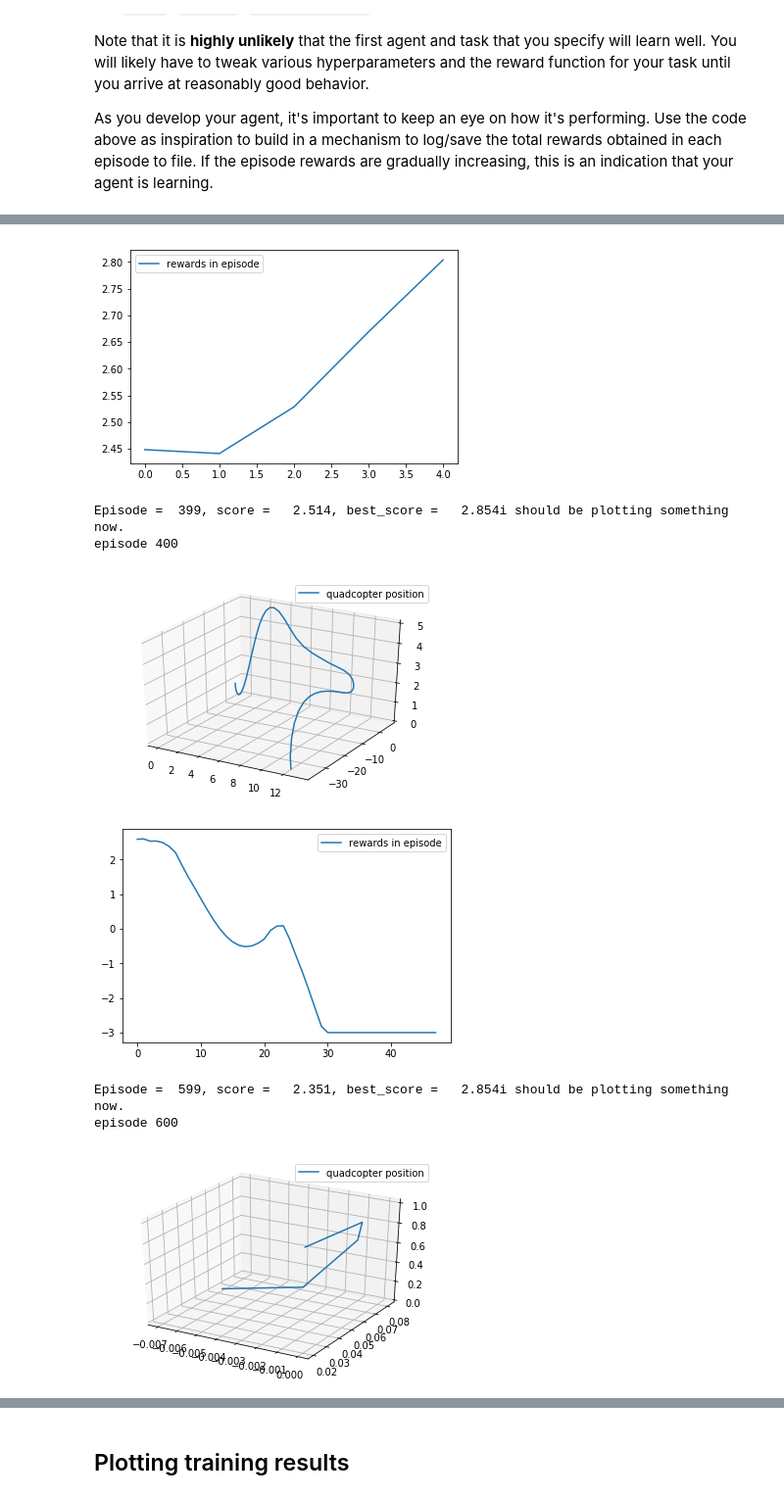
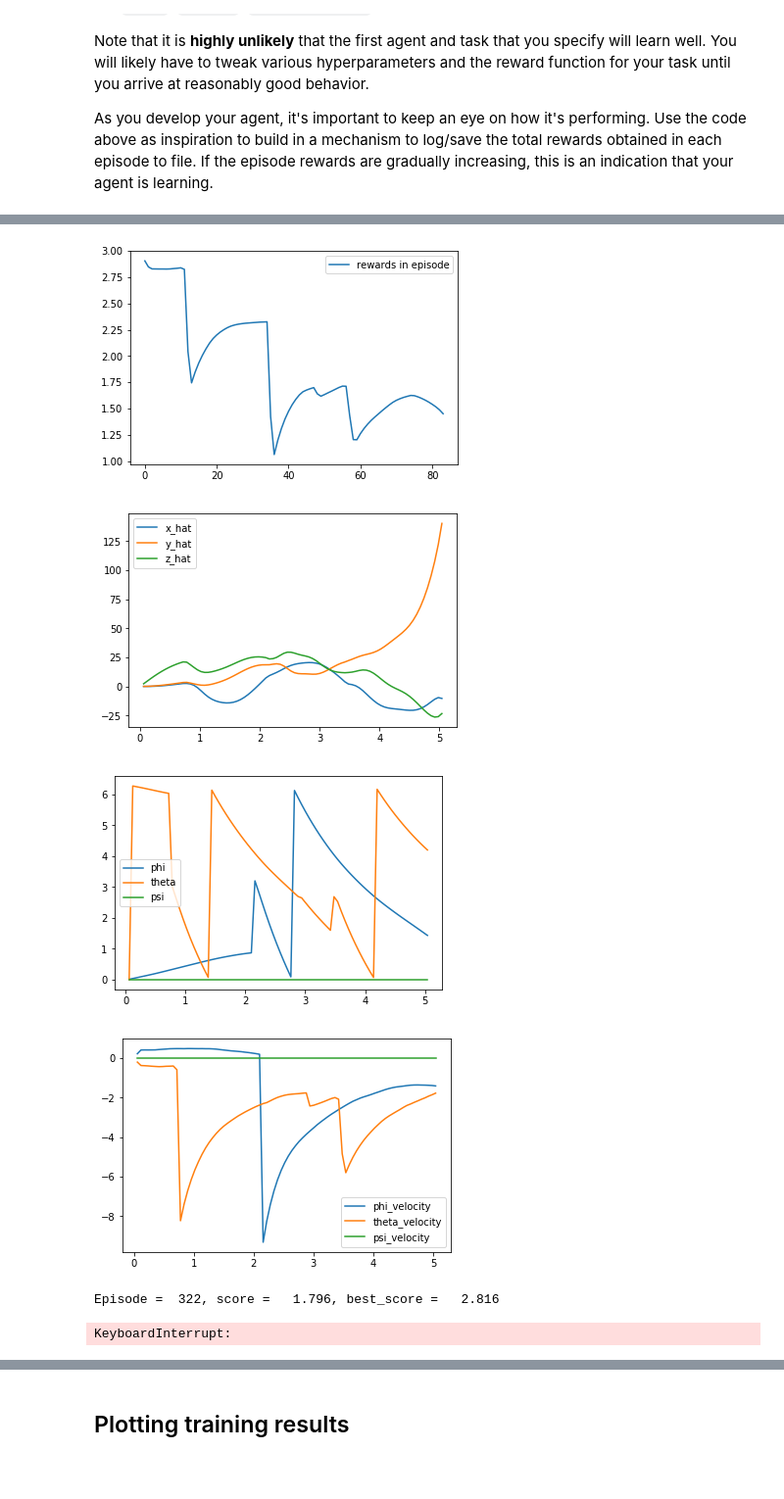
Before and after one commit to mathias-ekstroem/RL-Quadcopter-2, a Jupyter notebook: Quadcopter_Project-Copy1.ipynb, the cells around one changed output, grey strips where cells are left out. Shown at 98% size. Saved outputs shown, nothing was run; the diff lists cells and outputs as text; code cells hidden in the pictures; blank space fills up the shorter version.

```diff
--- a/Quadcopter_Project-Copy1.ipynb
+++ b/Quadcopter_Project-Copy1.ipynb
@@ -267,7 +328,7 @@ import numpy as np
 
 num_episodes = 1000
 run_time = 5.
-target_pos = np.array([0., 0., 10.])  # is this takeoff?
+target_pos = np.array([0., 0., 10.])
 init_pose = np.array([0.0, 0.0, 1.0, 0.0, 0.0, 0.0])
 init_velocities = np.array([0.0, 0.0, 0.0])
 init_angle_velocities = np.array([0.0, 0.0, 0.0])
@@ -314,20 +375,9 @@ for i_episode in range(1, num_episodes+1):
 
             # plot every 200 episodes
             if i_episode % 200 == 0:
-                print('i should be plotting something now.')
-                print('episode {}'.format(i_episode))
+                print('\nepisode {}'.format(i_episode))
 
-                fig = plt.figure()
-                ax = fig.gca(projection='3d')
-
-                ax.plot(results['x'], results['y'], results['z'], label='quadcopter position')
-                ax.legend()
-                plt.show()
-
-                plt.plot(rewards, label='rewards in episode')
-                plt.legend()
-                plt.show()
-
+                plot_results(results, rewards)
 
             print("\rEpisode = {:4d}, score = {:7.3f}, best_score = {:7.3f}".format(i_episode, score, best_score), end="")  # [debug]
             break
@@ -343,8 +393,6 @@ episode 200
-[figure, old version]
+[figure, new version]
-Episode =  399, score =   2.514, best_score =   2.854i should be plotting something now.
-episode 400
-[figure, old version]
+[figure, new version]
-[figure, old version]
+[figure, new version]
+[figure, new version]
+Episode =  322, score =   1.796, best_score =   2.816
-Episode =  599, score =   2.351, best_score =   2.854i should be plotting something now.
-episode 600
+KeyboardInterrupt:
-[figure, old version]
```
Also changed, not shown: parts of 15 cells of this notebook, 3 other files.
